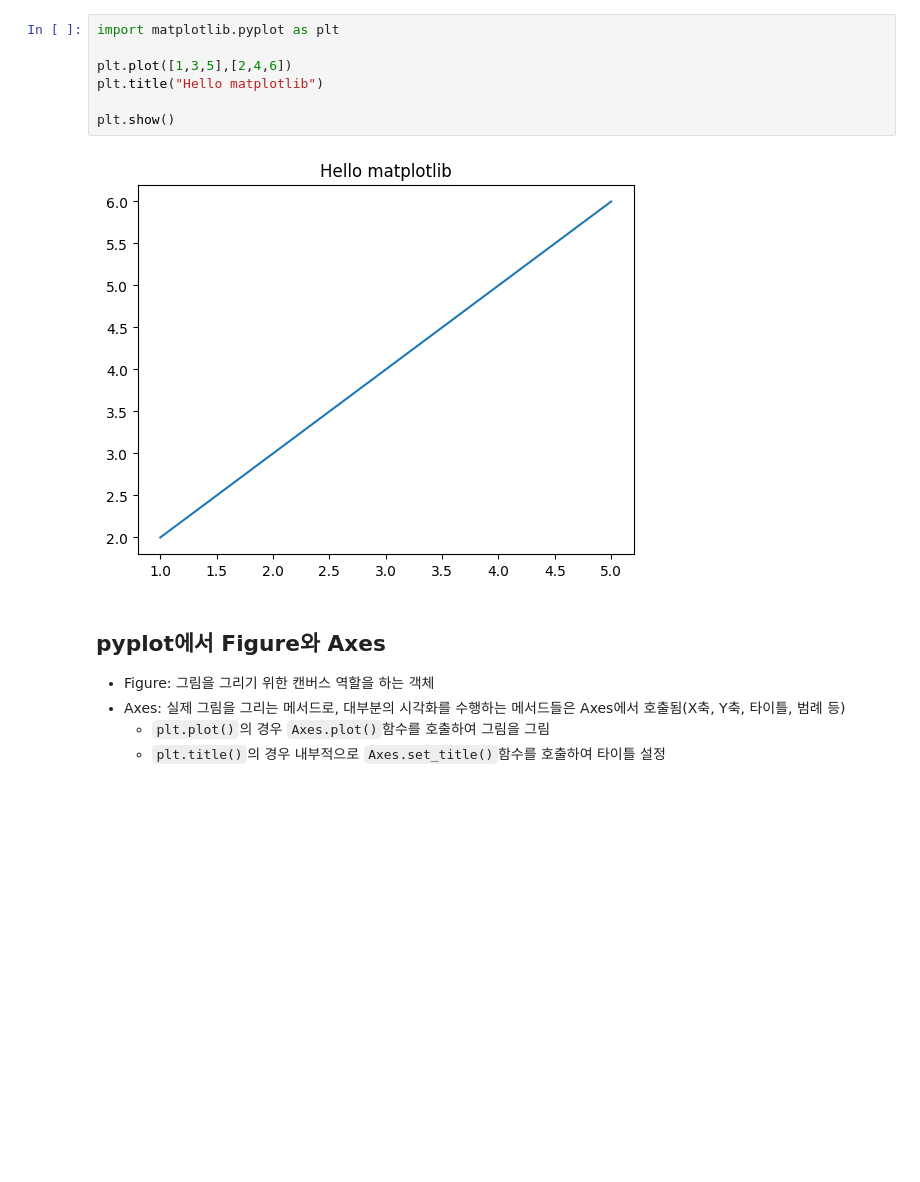
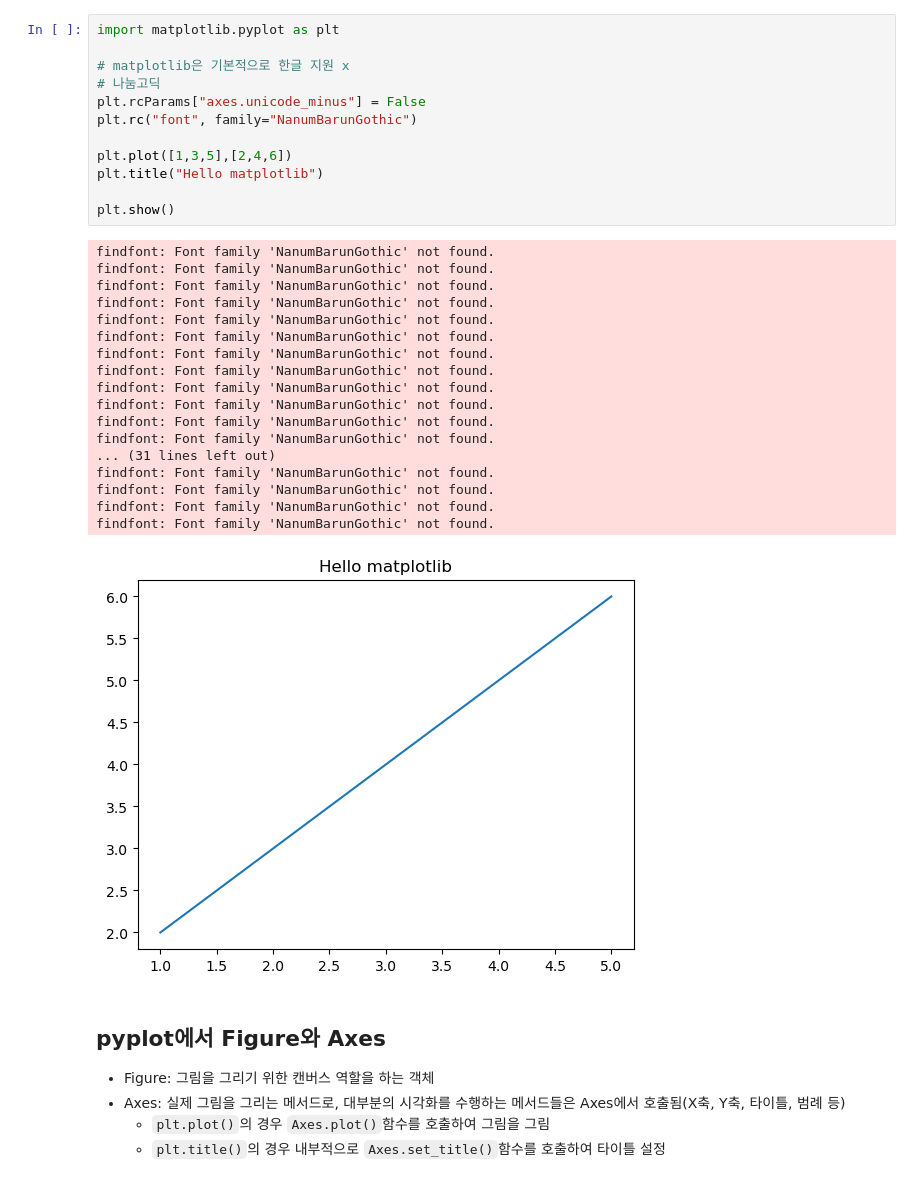
Before and after one commit to hyunyoungDA/nvidia-course, a Jupyter notebook: week1/day3/visualize1.ipynb, the cells around one changed output. Cells and saved outputs as stored; diff of their text form; blank space fills up the shorter version.

```diff
--- a/week1/day3/visualize1.ipynb
+++ b/week1/day3/visualize1.ipynb
@@ -1,12 +1,34 @@
 # %%
 import matplotlib.pyplot as plt
+
+# matplotlib은 기본적으로 한글 지원 x
+# 나눔고딕
+plt.rcParams["axes.unicode_minus"] = False
+plt.rc("font", family="NanumBarunGothic")
 
 plt.plot([1,3,5],[2,4,6])
 plt.title("Hello matplotlib")
 
 plt.show()
 # %% [output]
+findfont: Font family 'NanumBarunGothic' not found.
+findfont: Font family 'NanumBarunGothic' not found.
+findfont: Font family 'NanumBarunGothic' not found.
+findfont: Font family 'NanumBarunGothic' not found.
+findfont: Font family 'NanumBarunGothic' not found.
+findfont: Font family 'NanumBarunGothic' not found.
+findfont: Font family 'NanumBarunGothic' not found.
+findfont: Font family 'NanumBarunGothic' not found.
+findfont: Font family 'NanumBarunGothic' not found.
+findfont: Font family 'NanumBarunGothic' not found.
+findfont: Font family 'NanumBarunGothic' not found.
+findfont: Font family 'NanumBarunGothic' not found.
+... (31 lines left out)
+findfont: Font family 'NanumBarunGothic' not found.
+findfont: Font family 'NanumBarunGothic' not found.
+findfont: Font family 'NanumBarunGothic' not found.
+findfont: Font family 'NanumBarunGothic' not found.
-[figure, old version]
+[figure, new version]
 # %% [markdown]
 ## pyplot에서 Figure와 Axes
 
```
Also changed, not shown: parts of 17 cells of this notebook, 4 other files.
